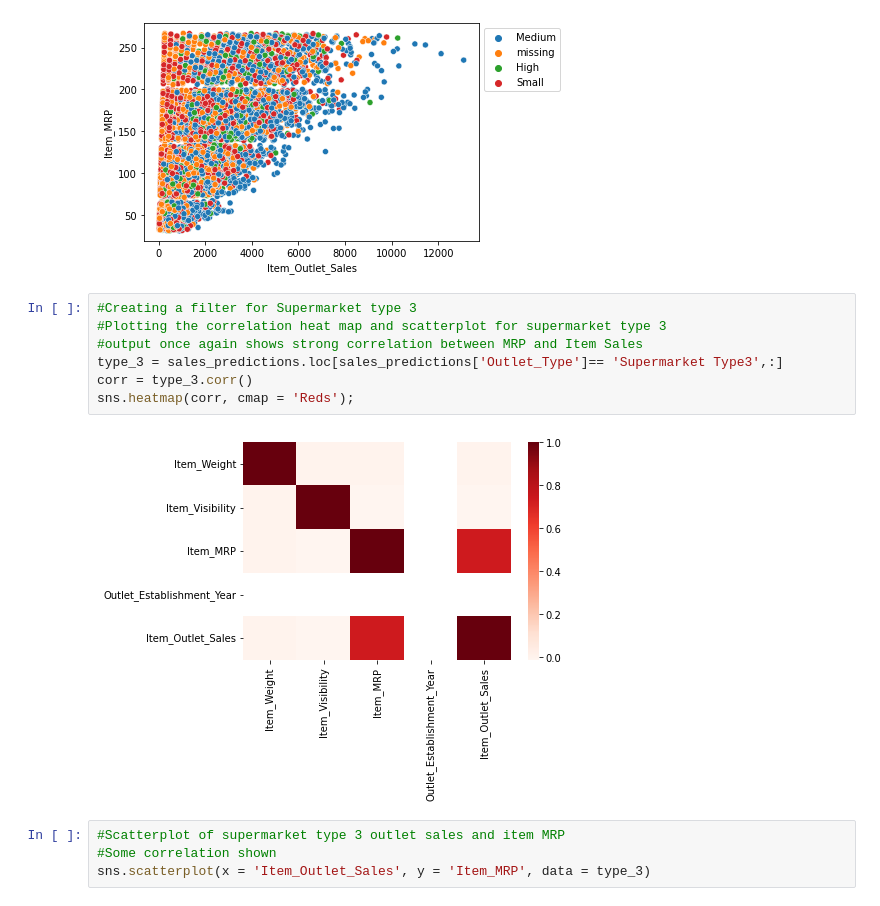
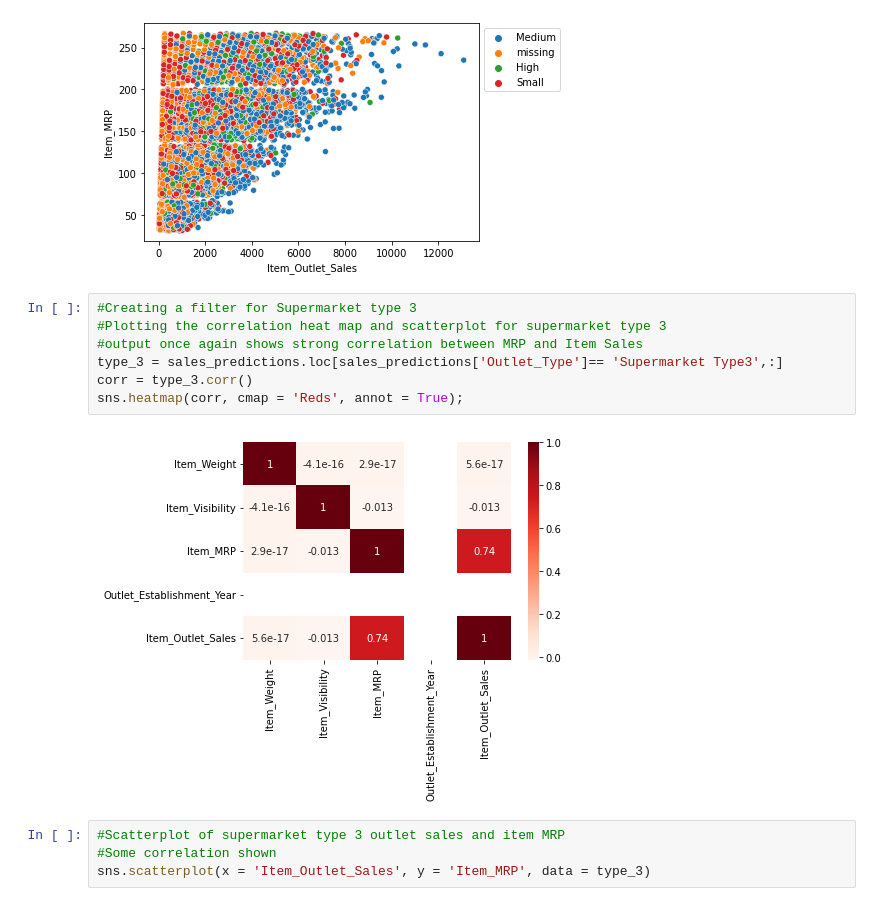
Before and after one commit to thinkinchicken/food-sales-predictions, a Jupyter notebook: Sales_Predictions.ipynb, the cells around one changed output. Saved outputs shown, nothing was run; the diff lists cells and outputs as text.

```diff
--- a/Sales_Predictions.ipynb
+++ b/Sales_Predictions.ipynb
@@ -279,12 +279,12 @@ plt.legend(bbox_to_anchor = (1,1), loc = 'upper left');
 # %%
 #Creating a filter for Supermarket type 3
 #Plotting the correlation heat map and scatterplot for supermarket type 3
 #output once again shows strong correlation between MRP and Item Sales
 type_3 = sales_predictions.loc[sales_predictions['Outlet_Type']== 'Supermarket Type3',:]
 corr = type_3.corr()
-sns.heatmap(corr, cmap = 'Reds');
+sns.heatmap(corr, cmap = 'Reds', annot = True);
 # %% [output]
-[figure, old version]
+[figure, new version]
 # %%
 #Scatterplot of supermarket type 3 outlet sales and item MRP
 #Some correlation shown
```
Also changed, not shown: parts of 15 cells of this notebook.
